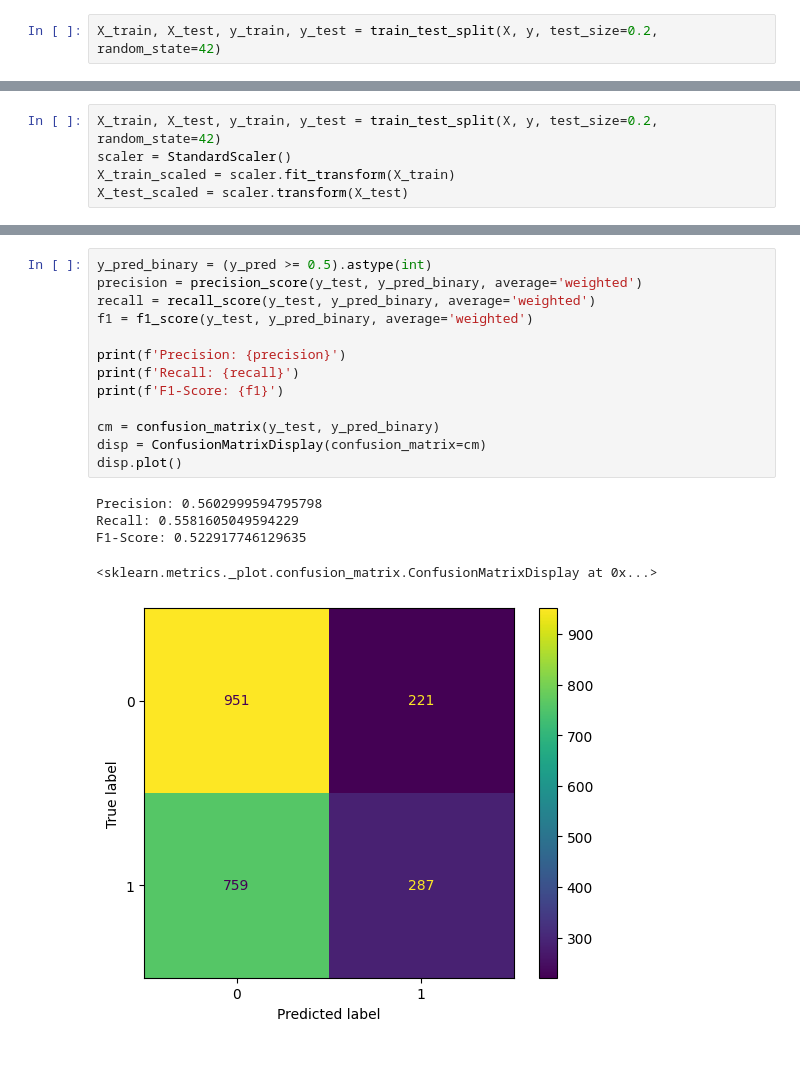
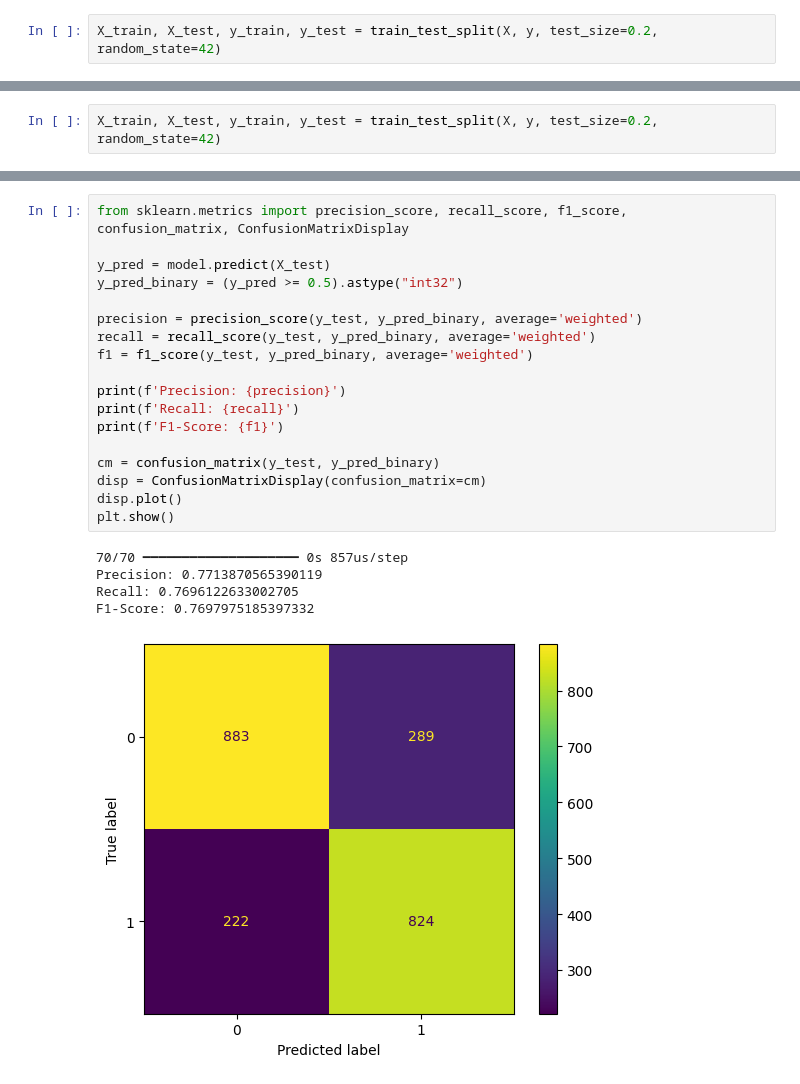
Before and after one commit to Leosce/Bank-Marketing-Campaign, a Jupyter notebook: BankPredictions.ipynb, the cells around one changed output, grey strips where cells are left out. Saved outputs shown, nothing was run; the diff lists cells and outputs as text.

Commit message:
Updated the notebook
Removed recurring code, updated some models' fitting and evaluations and fixed some bugs.

```diff
--- a/BankPredictions.ipynb
+++ b/BankPredictions.ipynb
@@ -668,8 +608,5 @@ plt.show()
 # %%
 X_train, X_test, y_train, y_test = train_test_split(X, y, test_size=0.2, random_state=42)
-scaler = StandardScaler()
-X_train_scaled = scaler.fit_transform(X_train)
-X_test_scaled = scaler.transform(X_test)
 # %%
 import tensorflow as tf
 from tensorflow.keras.models import Sequential
@@ -721,20 +658,25 @@ Epoch 50/50
 <keras.src.callbacks.history.History at 0x...>
 # %%
-y_pred_binary = (y_pred >= 0.5).astype(int)
+from sklearn.metrics import precision_score, recall_score, f1_score, confusion_matrix, ConfusionMatrixDisplay
+
+y_pred = model.predict(X_test)
+y_pred_binary = (y_pred >= 0.5).astype("int32")
+
 precision = precision_score(y_test, y_pred_binary, average='weighted')
 recall = recall_score(y_test, y_pred_binary, average='weighted')
 f1 = f1_score(y_test, y_pred_binary, average='weighted')
 
 print(f'Precision: {precision}')
 print(f'Recall: {recall}')
 print(f'F1-Score: {f1}')
 
 cm = confusion_matrix(y_test, y_pred_binary)
 disp = ConfusionMatrixDisplay(confusion_matrix=cm)
 disp.plot()
+plt.show()
 # %% [output]
-Precision: 0.5602999594795798
-Recall: 0.5581605049594229
-F1-Score: 0.522917746129635
+70/70 ━━━━━━━━━━━━━━━━━━━━ 0s 857us/step
+Precision: 0.7713870565390119
+Recall: 0.7696122633002705
+F1-Score: 0.7697975185397332
-<sklearn.metrics._plot.confusion_matrix.ConfusionMatrixDisplay at 0x...>
-[figure, old version]
+[figure, new version]
```
Also changed, not shown: parts of 44 cells of this notebook.
